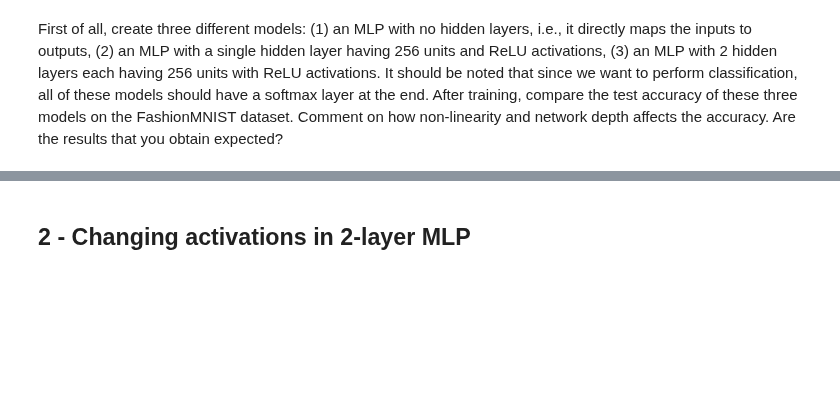
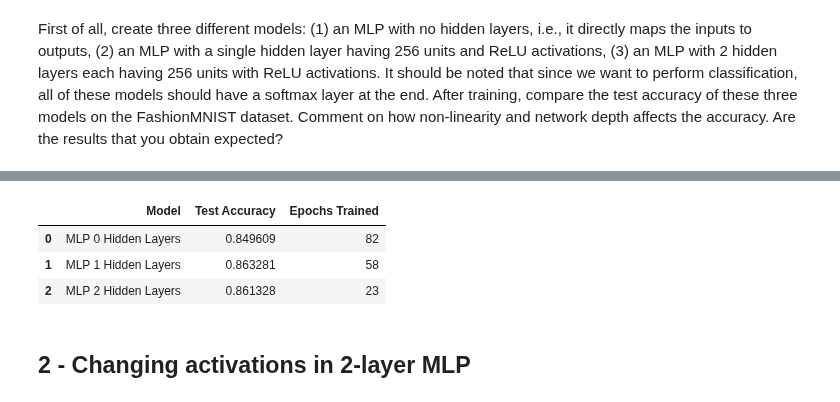
Before and after one commit to audrey352/COMP551, a Jupyter notebook: Assignment3/A3_notebook.ipynb, the cells around one changed output, grey strips where cells are left out. Cells and saved outputs as stored; diff of their text form; code cells hidden in the pictures; blank space fills up the shorter version.

```diff
--- a/Assignment3/A3_notebook.ipynb
+++ b/Assignment3/A3_notebook.ipynb
@@ -691,3 +693,25 @@ Accuracy on test set: 0.85546875
+# %%
+# tabulate results of the three models
+import pandas as pd
+results = pd.DataFrame({
+    'Model': ['MLP 0 Hidden Layers', 'MLP 1 Hidden Layers', 'MLP 2 Hidden Layers'],
+    'Test Accuracy': [
+        evaluate_acc(test_labels_onehot, model0.predict(test_images)),
+        evaluate_acc(test_labels_onehot, model1.predict(test_images)),
+        evaluate_acc(test_labels_onehot, model2.predict(test_images))
+    ],
+    'Epochs Trained': [
+        len(results_l0['train_loss']),
+        len(results_l1['train_loss']),
+        len(results_l2['train_loss'])
+    ]
+})
+results
+# %% [output]
+|  | Model | Test Accuracy | Epochs Trained |
+| 0 | MLP 0 Hidden Layers | 0.849609 | 82 |
+| 1 | MLP 1 Hidden Layers | 0.863281 | 58 |
+| 2 | MLP 2 Hidden Layers | 0.861328 | 23 |
 # %% [markdown]
 ## 2 - Changing activations in 2-layer MLP
 # %% [markdown]
```
Also changed, not shown: parts of 9 cells of this notebook.
